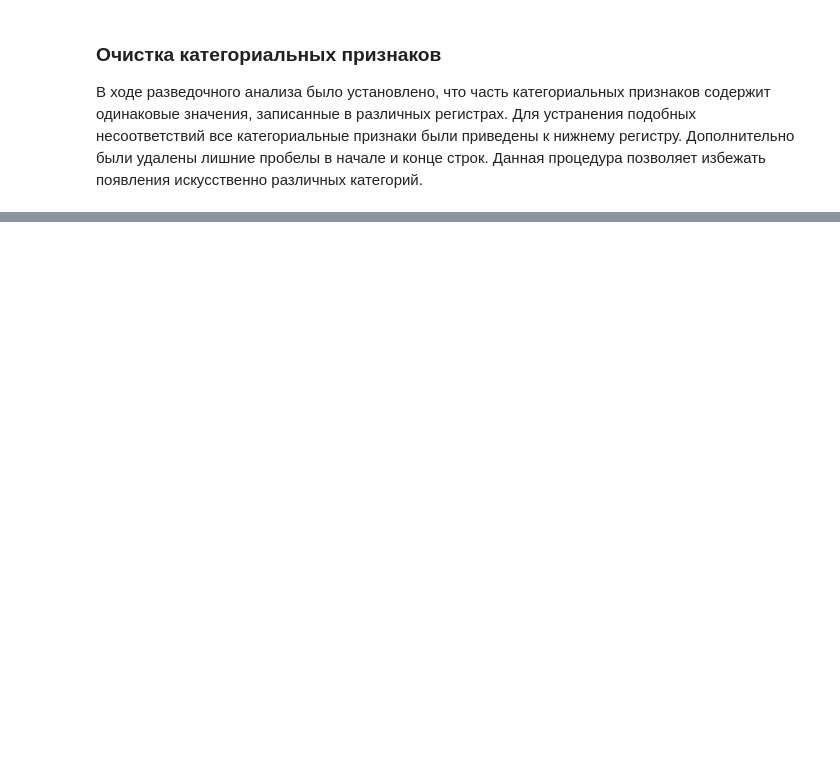
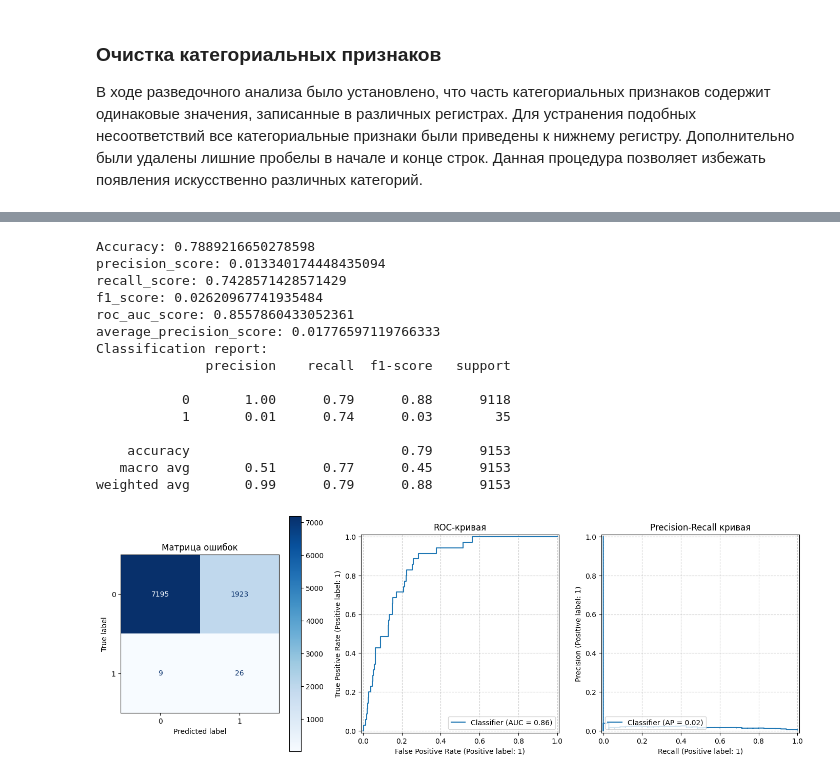
Before and after one commit to VadimTTT/credit_scoring, a Jupyter notebook: explore.ipynb, the cells around one changed output, grey strips where cells are left out. Saved outputs shown, nothing was run; the diff lists cells and outputs as text; code cells hidden in the pictures; blank space fills up the shorter version.

```diff
--- a/explore.ipynb
+++ b/explore.ipynb
@@ -433,0 +439,7 @@ preprocessor = ColumnTransformer([('num', num_transformer, numeric_features), ('
+# %%
+from sklearn.linear_model import LogisticRegression
+
+logreg_pipeline = Pipeline([('preprocessor', preprocessor),
+                            ('model', LogisticRegression(class_weight='balanced', random_state=42, max_iter=1000))])
+
+logreg_pipeline.fit(x_train, y_train)
@@ -433,0 +464,30 @@ preprocessor = ColumnTransformer([('num', num_transformer, numeric_features), ('
+# %%
+# тестирую первую модель
+import importlib
+import plot_tests
+
+importlib.reload(plot_tests)
+
+y_pred_lr = logreg_pipeline.predict(x_val)
+y_proba_lr = logreg_pipeline.predict_proba(x_val)[:, 1]
+
+
+plot_tests.test_model(y_val, y_pred_lr, y_proba_lr)
+plot_tests.plot_cm_roc_pr(y_val, y_pred_lr, y_proba_lr)
+# %% [output]
+Accuracy: 0.7889216650278598
+precision_score: 0.013340174448435094
+recall_score: 0.7428571428571429
+f1_score: 0.02620967741935484
+roc_auc_score: 0.8557860433052361
+average_precision_score: 0.01776597119766333
+Classification report:
+              precision    recall  f1-score   support
+
+           0       1.00      0.79      0.88      9118
+           1       0.01      0.74      0.03        35
+
+    accuracy                           0.79      9153
+   macro avg       0.51      0.77      0.45      9153
+weighted avg       0.99      0.79      0.88      9153
+[figure, added]
```
Also changed, not shown: parts of 16 cells of this notebook.
